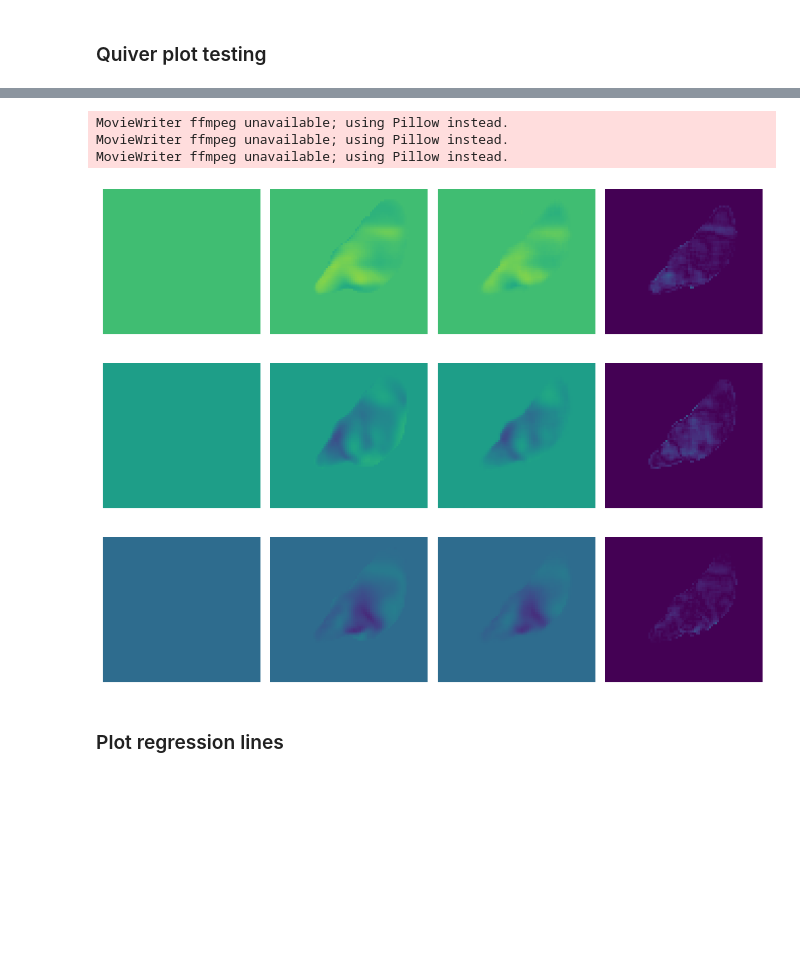
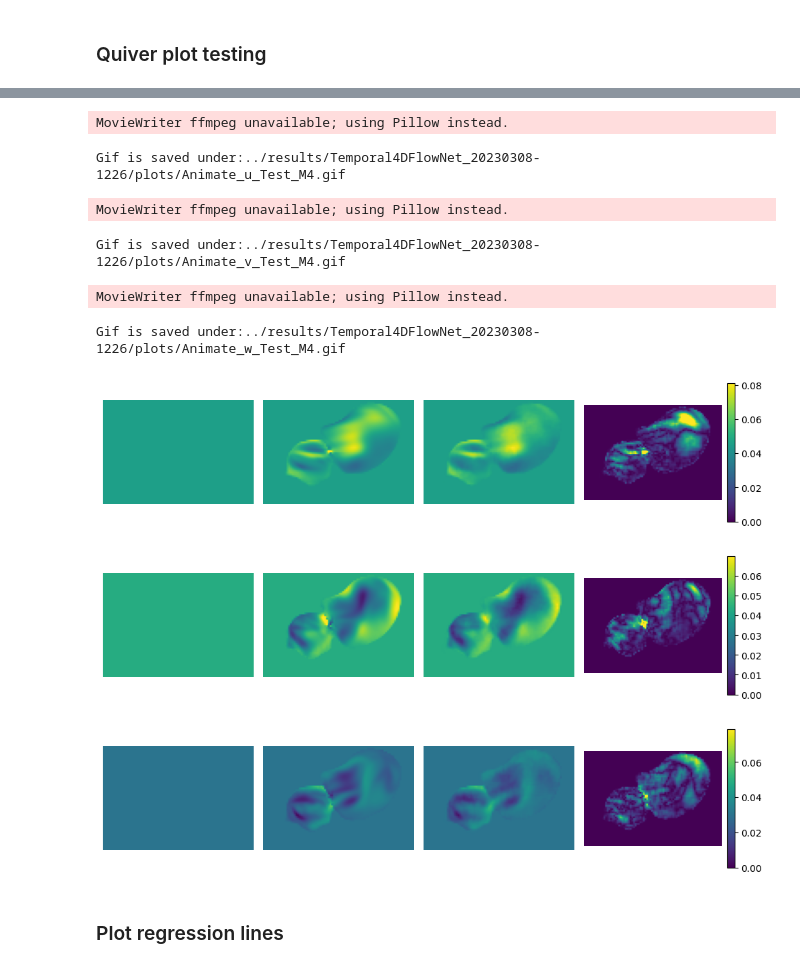
Before and after one commit to PiaaCaa/4DFlowNet, a Jupyter notebook: src/evaluate_plots.ipynb, the cells around one changed output, grey strips where cells are left out. Saved outputs shown, nothing was run; the diff lists cells and outputs as text; code cells hidden in the pictures; blank space fills up the shorter version.

Commit message:
new plots for comparison

```diff
--- a/src/evaluate_plots.ipynb
+++ b/src/evaluate_plots.ipynb
@@ -41,7 +40,7 @@ display(df1)
 # %%
 # Define directories and filenames
 
-model_name = '20230301-1641' #'20230301-1641'  '20230301-1654', '20230301-1704'
+model_name = '20230308-1226' #'#'20230308-1226' #'20230301-1641'  '20230301-1654', '20230301-1704'
 set_name = 'Test'
 data_model= '4'
 step = 2
@@ -318,15 +368,11 @@ max/min after tanh 1.0 0.0
 # %%
-vel_colnames = ['u', 'v', 'w']
-min_v = {}
-max_v = {}
-for vel in vel_colnames:
-    min_v[vel] = np.quantile(gt[vel][np.where(temporal_mask !=0)].flatten(), 0.01)
-    max_v[vel] = np.quantile(gt[vel][np.where(temporal_mask !=0)].flatten(), 0.99)
+
 
 
 
 @widgets.interact(frame=(0, gt["u"].shape[0]-1), x = (0, gt["u"].shape[1]-1), vel=vel_colnames)
 def f(frame=5, x = 10, vel = "u"):
+    plt.figure(figsize=(20,10))
     plt.subplot(1, 5, 1)
     if frame%2 == 0:
         plt.imshow(lr[vel][frame//2, x, :, :], vmin = min_v[vel], vmax = max_v[vel])#, cmap='jet')
@@ -369,6 +415,7 @@ interactive(children=(IntSlider(value=5, description='frame', max=49), IntSlider
 
 @widgets.interact(frame=(0, gt["u"].shape[0]-1), x = (0, gt["u"].shape[1]-1), vel=vel_colnames_fluid, patch_size=(10, 30))
 def f(frame=5, x = 10, vel = "u", patch_size=20):
+    plt.figure(figsize=(20,10))
     N = 7
     mid_y = gt["u"].shape[2]//2
     mid_z = gt["u"].shape[3]//2
@@ -610,7 +674,7 @@ def create_temporal_comparison_gif_plt(idx, lr, hr, pred, vel):
     v_lr = lr[vel]
     v_hr = hr[vel]
     v_pred = pred[vel]
-    v_error_abs= error_absolut[f'{vel}_fluid']
+    v_error_abs= error_absolut[f'{vel}']
     v_NN = temporal_NN_interpolation(v_lr,v_hr.shape )
 
     err_max = np.quantile(v_error_abs[np.where(temporal_mask !=0)].flatten(), 0.999)
@@ -627,8 +691,10 @@ def create_temporal_comparison_gif_plt(idx, lr, hr, pred, vel):
     plt.axis('off')
 
     plt.subplot(1, N, 4)
-    im4 = plt.imshow(v_pred[0, idx, :, :],vmin=0, vmax=err_max)
+    im4 = plt.imshow(v_error_abs[0, idx, :, :],vmin=0, vmax=err_max)
     plt.axis('off')
+    plt.colorbar(im4,fraction=0.046, pad=0.04)
+
     #fig.subplots_adjust(left=0, bottom=0, right=1, top=1, wspace=None, hspace=None)
     plt.tight_layout()
 
@@ -654,7 +720,8 @@ def create_temporal_comparison_gif_plt(idx, lr, hr, pred, vel):
     anim = animation.FuncAnimation(fig,animate, init_func=init,
                                 frames = 50,
                                 interval = 100) # in ms)
-    anim.save(f'{eval_dir}/Animate_{vel}_{set_name}_{data_model}_fluid.gif', fps=300)
+    print("Gif is saved under:" f'{eval_dir}/Animate_{vel}_{set_name}_M{data_model}.gif')
+    anim.save(f'{eval_dir}/Animate_{vel}_{set_name}_M{data_model}.gif', fps=300)
 
 def create_temporal_comparison_gif_single(idx, data, vel, title):
 
@@ -667,40 +734,43 @@ def create_temporal_comparison_gif_single(idx, data, vel, title):
     #fig.subplots_adjust(left=0, bottom=0, right=1, top=1, wspace=None, hspace=None)
     plt.tight_layout()
 
     #initialization function: plot the background of each frame
     def init():
         im1.set_data(np.random.random((5,5)))
         return [im1]
 
     # animation function.  This is called sequentially
     def animate(i):
         im1.set_array(data[i, idx, :, :])
         return [im1]
 
     anim = animation.FuncAnimation(fig,animate, init_func=init,
                                 frames = 50,
                                 interval = 100) # in ms)
     anim.save(f'{eval_dir}/Animate_{title}_{vel}.gif', fps=300)
 
     #generate_gif_volume(combined_image[:,idx, :, : ], axis = 0, save_as = save_as)
 
 create_temporal_comparison_gif_plt(22, lr, gt, pred, "u")
 create_temporal_comparison_gif_plt(22, lr, gt, pred, "v")
 create_temporal_comparison_gif_plt(22, lr, gt, pred, "w")
 #create_temporal_comparison_gif_plt(22, lr, gt, pred, "speed")
-# velo = 'u'
+velo = 'u'
 # create_temporal_comparison_gif_single(22, temporal_NN_interpolation(lr[velo],gt[velo].shape), velo, "LR")
 # create_temporal_comparison_gif_single(22, gt[velo],velo , "HR")
 # create_temporal_comparison_gif_single(22, pred[velo],velo, "4DFlowNet")
-# create_temporal_comparison_gif_single(22, error_absolut[velo], velo, "Absolute Error")
+# create_temporal_comparison_gif_single(22, interpolate_linear[velo], velo, "linear interpoaltion")
 # First set up the figure, the axis, and the plot element we want to animate
 # %% [output]
 MovieWriter ffmpeg unavailable; using Pillow instead.
-MovieWriter ffmpeg unavailable; using Pillow instead.
-MovieWriter ffmpeg unavailable; using Pillow instead.
+Gif is saved under:../results/Temporal4DFlowNet_20230308-1226/plots/Animate_u_Test_M4.gif
+MovieWriter ffmpeg unavailable; using Pillow instead.
+Gif is saved under:../results/Temporal4DFlowNet_20230308-1226/plots/Animate_v_Test_M4.gif
+MovieWriter ffmpeg unavailable; using Pillow instead.
+Gif is saved under:../results/Temporal4DFlowNet_20230308-1226/plots/Animate_w_Test_M4.gif
-[figure, old version]
+[figure, new version]
-[figure, old version]
+[figure, new version]
-[figure, old version]
+[figure, new version]
 # %% [markdown]
 ### Plot regression lines
 # %%
```
Also changed, not shown: parts of 26 cells of this notebook, 6 other files.
